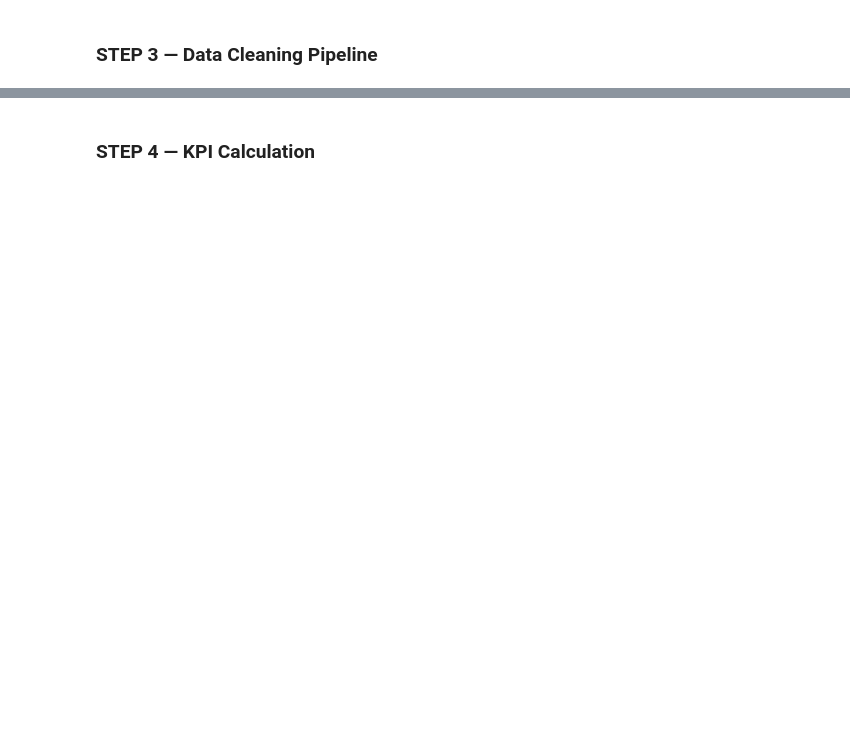
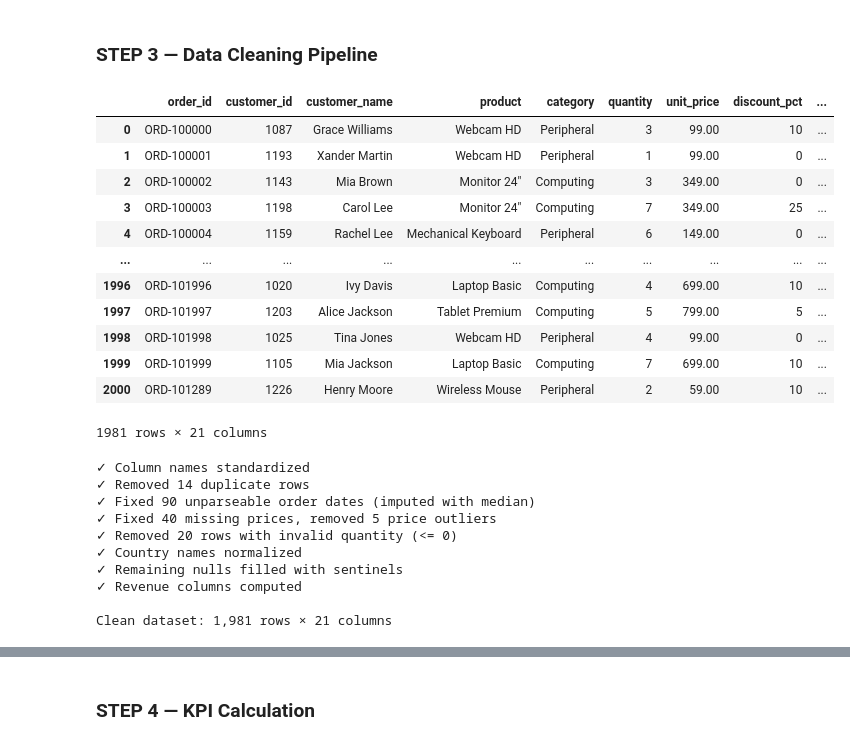
Before and after one commit to zainulabedeen589/Pandas-Crash-Course, a Jupyter notebook: 09_Project.ipynb, the cells around one changed output, grey strips where cells are left out. Cells and saved outputs as stored; diff of their text form; code cells hidden in the pictures; blank space fills up the shorter version.

```diff
--- a/09_Project.ipynb
+++ b/09_Project.ipynb
@@ -95,7 +97,7 @@ raw_data = pd.DataFrame({
                                     N, p=[0.4,0.3,0.2,0.1]),
     'Ship Country'    : rng.choice(['US','USA','United States','UK','United Kingdom',
                                      'Germany','DE','France','Canada','CA','Japan','JP'],
-                                    N, p=[0.15,0.10,0.10,0.05,0.05,0.10,0.05,
+                                    N, p=[0.20,0.10,0.10,0.05,0.05,0.10,0.05,
                                           0.05,0.05,0.05,0.10,0.10]),
     'Status'          : rng.choice(['Completed','Pending','Shipped','Cancelled','Returned'],
                                     N, p=[0.65, 0.10, 0.15, 0.05, 0.05]),
@@ -184,7 +220,8 @@ def clean_techmart_data(raw):
     df['order_date'] = pd.to_datetime(df['order_date'],
                                       dayfirst=False,
                                       errors='coerce',
-                                      infer_datetime_format=True)
+                                    #   infer_datetime_format=True
+                                      )
     null_dates = df['order_date'].isnull().sum()
     # Impute with median date
     median_dt = df['order_date'].dropna().sort_values().iloc[len(df['order_date'].dropna())//2]
@@ -226,37 +263,71 @@ def clean_techmart_data(raw):
     # ── Step 3.7: Fill remaining nulls ────────────────────────────────────────
     df['payment_method'].fillna('Unknown', inplace=True)
     df['notes'].fillna('', inplace=True)
     issues_log.append('✓ Remaining nulls filled with sentinels')
 
     # ── Step 3.8: Compute revenue ─────────────────────────────────────────────
     df['gross_revenue'] = (df['quantity'] * df['unit_price']).round(2)
-    df['net_revenue']   = (df['gross_revenue'] * (1 - df['discount__pct'] / 100)).round(2)
+    df['net_revenue']   = (df['gross_revenue'] * (1 - df['discount_pct'] / 100)).round(2)
     df['discount_amount'] = (df['gross_revenue'] - df['net_revenue']).round(2)
     issues_log.append('✓ Revenue columns computed')
 
     # ── Step 3.9: Date features ───────────────────────────────────────────────
+
     df['order_year']    = df['order_date'].dt.year
     df['order_month']   = df['order_date'].dt.month
     df['order_quarter'] = df['order_date'].dt.quarter
     df['order_yearmon'] = df['order_date'].dt.to_period('M').astype(str)
     df['is_weekend']    = df['order_date'].dt.dayofweek >= 5
 
     # ── Step 3.10: Optimize dtypes ────────────────────────────────────────────
     cat_cols = ['product', 'category', 'ship_country', 'status',
                 'payment_method', 'order_yearmon']
     for c in cat_cols:
         df[c] = df[c].astype('category')
 
-    df['order_year']    = df['order_year'].astype('int16')
-    df['order_month']   = df['order_month'].astype('int8')
-    df['order_quarter'] = df['order_quarter'].astype('int8')
+    display(df)
+    # for col in ['order_year', 'order_month', 'order_quarter']:
+    #     if col in df.columns:
+    #         df.fillna(0, inplace=True)
+
+    # try:
+    #     df['order_year'] = df['order_year'].str.replace({',': ''}).astype('int16')
+    # except:
+    #     df['order_year']    = df['order_year'].astype('int8')
+    df['order_year'] = df['order_year'].astype(str).str.replace({',': '', '.0': ''}).fillna('2025').astype('int16')
+    df['order_month']   = df['order_month'].astype(str).str.replace({'.0': ''}).fillna('0').astype('int8')
+    df['order_quarter'] = df['order_quarter'].astype(str).str.replace({'.0': ''}).fillna('0').astype('int8')
 
     print('\n'.join(issues_log))
     return df
 
 # Run the cleaning pipeline
 clean = clean_techmart_data(raw_data)
 print(f'\nClean dataset: {clean.shape[0]:,} rows × {clean.shape[1]} columns')
+# %% [output]
+|  | order_id | customer_id | customer_name | product | category | quantity | unit_price | discount_pct | ... |
+| 0 | ORD-100000 | 1087 | Grace Williams | Webcam HD | Peripheral | 3 | 99.00 | 10 | ... |
+| 1 | ORD-100001 | 1193 | Xander Martin | Webcam HD | Peripheral | 1 | 99.00 | 0 | ... |
+| 2 | ORD-100002 | 1143 | Mia Brown | Monitor 24" | Computing | 3 | 349.00 | 0 | ... |
+| 3 | ORD-100003 | 1198 | Carol Lee | Monitor 24" | Computing | 7 | 349.00 | 25 | ... |
+| 4 | ORD-100004 | 1159 | Rachel Lee | Mechanical Keyboard | Peripheral | 6 | 149.00 | 0 | ... |
+| ... | ... | ... | ... | ... | ... | ... | ... | ... | ... |
+| 1996 | ORD-101996 | 1020 | Ivy Davis | Laptop Basic | Computing | 4 | 699.00 | 10 | ... |
+| 1997 | ORD-101997 | 1203 | Alice Jackson | Tablet Premium | Computing | 5 | 799.00 | 5 | ... |
+| 1998 | ORD-101998 | 1025 | Tina Jones | Webcam HD | Peripheral | 4 | 99.00 | 0 | ... |
+| 1999 | ORD-101999 | 1105 | Mia Jackson | Laptop Basic | Computing | 7 | 699.00 | 10 | ... |
+| 2000 | ORD-101289 | 1226 | Henry Moore | Wireless Mouse | Peripheral | 2 | 59.00 | 10 | ... |
+1981 rows × 21 columns
+✓ Column names standardized
+✓ Removed 14 duplicate rows
+✓ Fixed 90 unparseable order dates (imputed with median)
+✓ Fixed 40 missing prices, removed 5 price outliers
+✓ Removed 20 rows with invalid quantity (<= 0)
+✓ Country names normalized
+✓ Remaining nulls filled with sentinels
+✓ Revenue columns computed
+
+Clean dataset: 1,981 rows × 21 columns
 # %%
 # Verify cleaning results
 print('=== POST-CLEANING VALIDATION ===')
```
Also changed, not shown: parts of 18 cells of this notebook.
